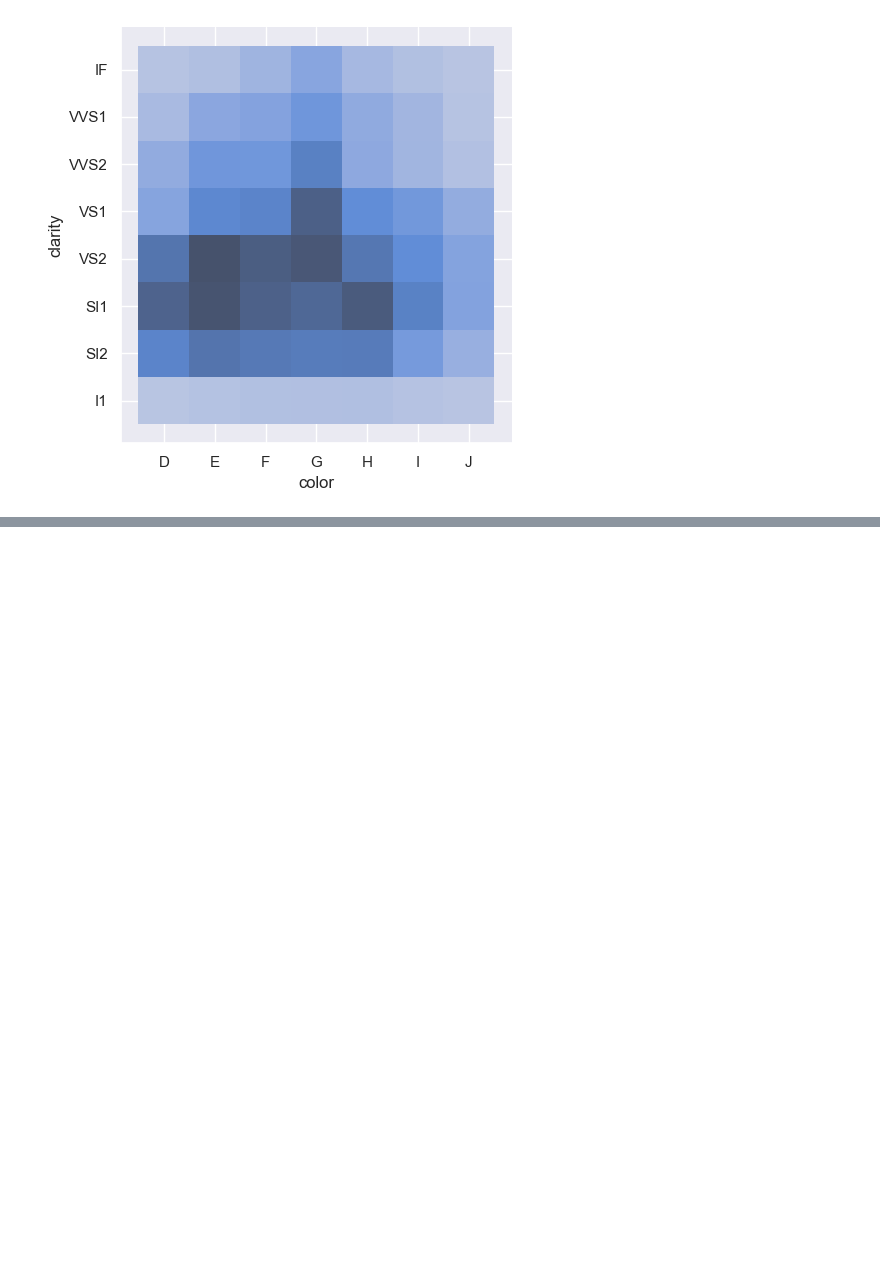
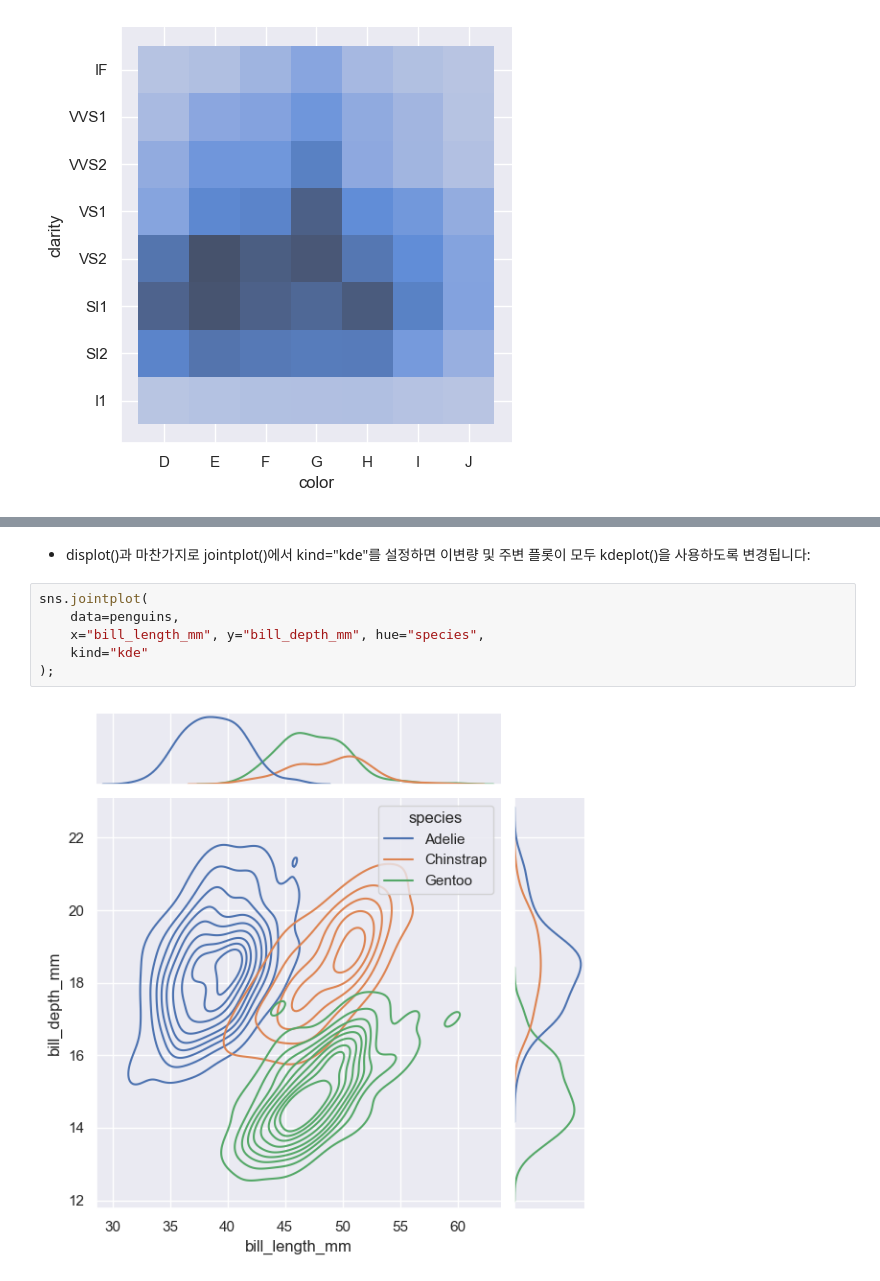
Before and after one commit to kinghy00/Seaborn-Tutorial, a Jupyter notebook: Visualizing_distributions_of_data.ipynb, the cells around one changed output, grey strips where cells are left out. Saved outputs shown, nothing was run; the diff lists cells and outputs as text; blank space fills up the shorter version.

```diff
--- a/Visualizing_distributions_of_data.ipynb
+++ b/Visualizing_distributions_of_data.ipynb
@@ -361,0 +375,10 @@ sns.displot(diamonds, x="color", y="clarity");
+# %% [markdown]
+- displot()과 마찬가지로 jointplot()에서 kind="kde"를 설정하면 이변량 및 주변 플롯이 모두 kdeplot()을 사용하도록 변경됩니다:
+# %%
+sns.jointplot(
+    data=penguins,
+    x="bill_length_mm", y="bill_depth_mm", hue="species",
+    kind="kde"
+);
+# %% [output]
+[figure, added]
```
Also changed, not shown: parts of 17 cells of this notebook.
